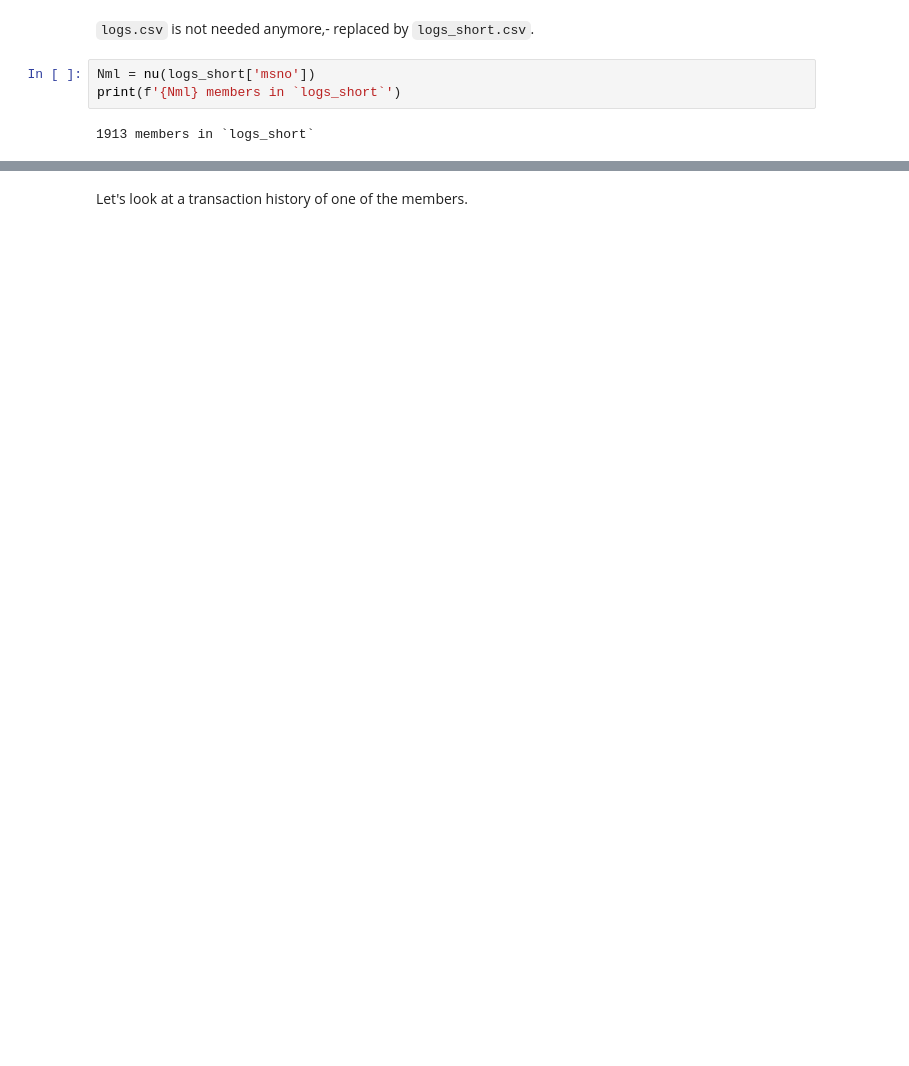
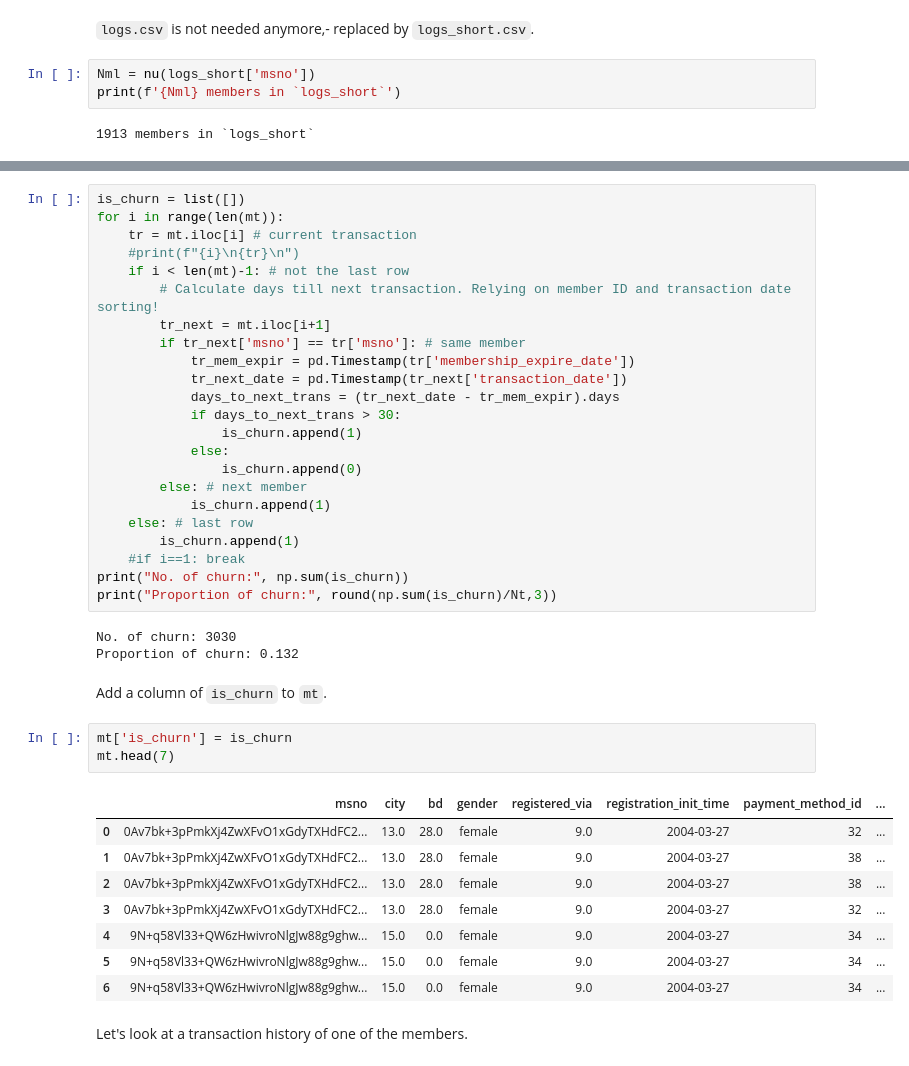
Before and after one commit to ysereda/Springboard, a Jupyter notebook: Capstone2_CustomerChurn.ipynb, the cells around one changed output, grey strips where cells are left out. Saved outputs shown, nothing was run; the diff lists cells and outputs as text; blank space fills up the shorter version.

```diff
--- a/Capstone2_CustomerChurn.ipynb
+++ b/Capstone2_CustomerChurn.ipynb
@@ -1384,3 +1369,43 @@ len(mt_cut)
+# %%
+is_churn = list([])
+for i in range(len(mt)):
+    tr = mt.iloc[i] # current transaction
+    #print(f"{i}\n{tr}\n")
+    if i < len(mt)-1: # not the last row
+        # Calculate days till next transaction. Relying on member ID and transaction date sorting!
+        tr_next = mt.iloc[i+1]
+        if tr_next['msno'] == tr['msno']: # same member
+            tr_mem_expir = pd.Timestamp(tr['membership_expire_date'])
+            tr_next_date = pd.Timestamp(tr_next['transaction_date'])
+            days_to_next_trans = (tr_next_date - tr_mem_expir).days
+            if days_to_next_trans > 30:
+                is_churn.append(1)
+            else:
+                is_churn.append(0)
+        else: # next member
+            is_churn.append(1)
+    else: # last row
+        is_churn.append(1)
+    #if i==1: break
+print("No. of churn:", np.sum(is_churn))
+print("Proportion of churn:", round(np.sum(is_churn)/Nt,3))
+# %% [output]
+No. of churn: 3030
+Proportion of churn: 0.132
+# %% [markdown]
+Add a column of `is_churn` to `mt`.
+# %%
+mt['is_churn'] = is_churn
+mt.head(7)
+# %% [output]
+|  | msno | city | bd | gender | registered_via | registration_init_time | payment_method_id | ... |
+| 0 | 0Av7bk+3pPmkXj4ZwXFvO1xGdyTXHdFC2... | 13.0 | 28.0 | female | 9.0 | 2004-03-27 | 32 | ... |
+| 1 | 0Av7bk+3pPmkXj4ZwXFvO1xGdyTXHdFC2... | 13.0 | 28.0 | female | 9.0 | 2004-03-27 | 38 | ... |
+| 2 | 0Av7bk+3pPmkXj4ZwXFvO1xGdyTXHdFC2... | 13.0 | 28.0 | female | 9.0 | 2004-03-27 | 38 | ... |
+| 3 | 0Av7bk+3pPmkXj4ZwXFvO1xGdyTXHdFC2... | 13.0 | 28.0 | female | 9.0 | 2004-03-27 | 32 | ... |
+| 4 | 9N+q58Vl33+QW6zHwivroNlgJw88g9ghw... | 15.0 | 0.0 | female | 9.0 | 2004-03-27 | 34 | ... |
+| 5 | 9N+q58Vl33+QW6zHwivroNlgJw88g9ghw... | 15.0 | 0.0 | female | 9.0 | 2004-03-27 | 34 | ... |
+| 6 | 9N+q58Vl33+QW6zHwivroNlgJw88g9ghw... | 15.0 | 0.0 | female | 9.0 | 2004-03-27 | 34 | ... |
 # %% [markdown]
 Let's look at a transaction history of one of the members.
 # %%
```
Also changed, not shown: parts of 26 cells of this notebook.
